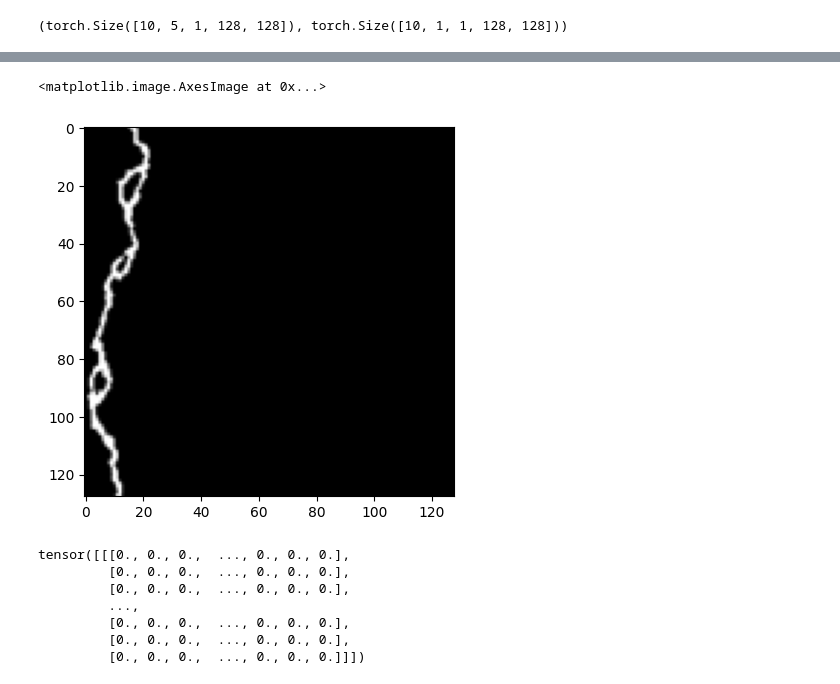
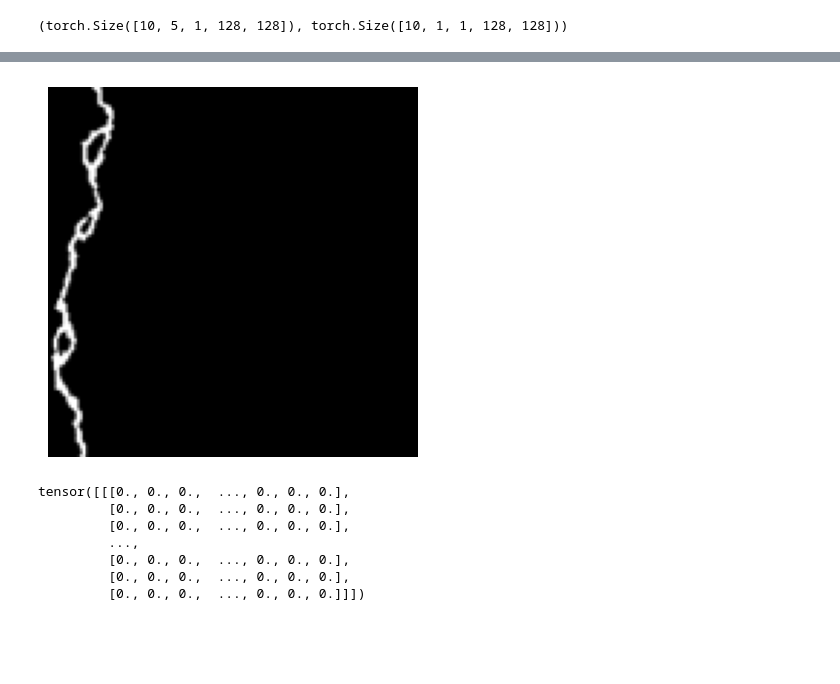
Before and after one commit to jnyang/crack_forecasting, a Jupyter notebook: notebooks/2_Prepare_data.ipynb, the cells around one changed output, grey strips where cells are left out. Cells and saved outputs as stored; diff of their text form; code cells hidden in the pictures; blank space fills up the shorter version.

```diff
--- a/notebooks/2_Prepare_data.ipynb
+++ b/notebooks/2_Prepare_data.ipynb
@@ -139,9 +140,10 @@ test.imgs[:10]
 # %%
 # Use plt to show one of the images
 plt.imshow(test[0].permute(1, 2, 0), cmap='gray')
+plt.axis('off')
+plt.show()
 # %% [output]
-<matplotlib.image.AxesImage at 0x...>
-[figure, old version]
+[figure, new version]
 # %%
 test.__getitem__(0)
 # %% [output]
```
Also changed, not shown: parts of 2 cells of this notebook, 3 other files.
